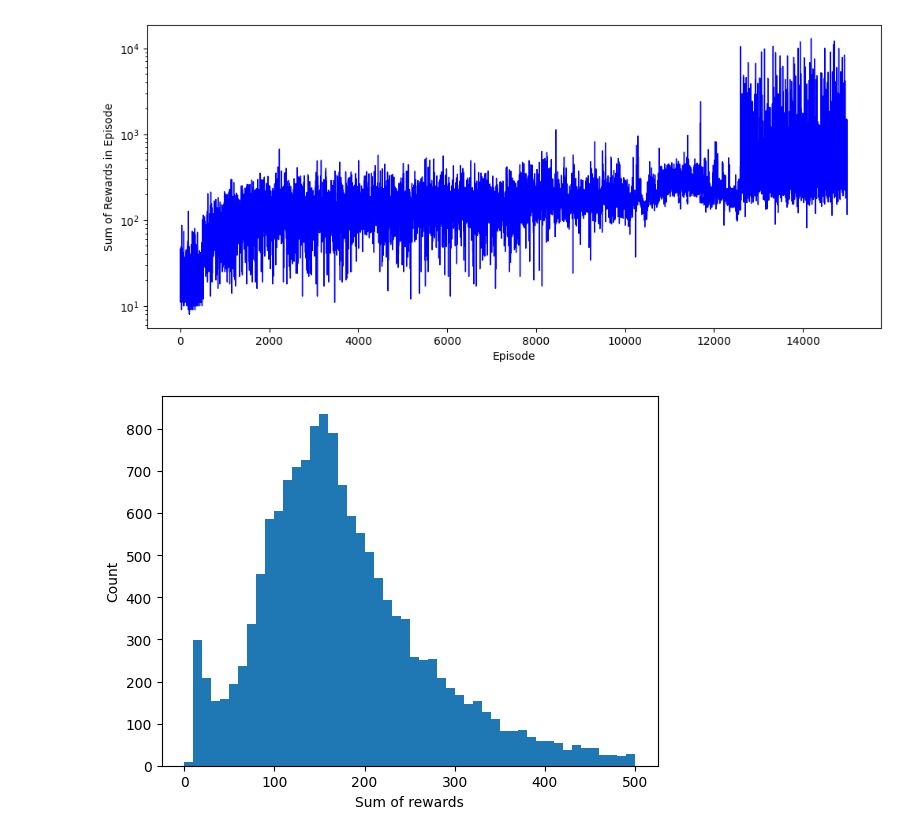
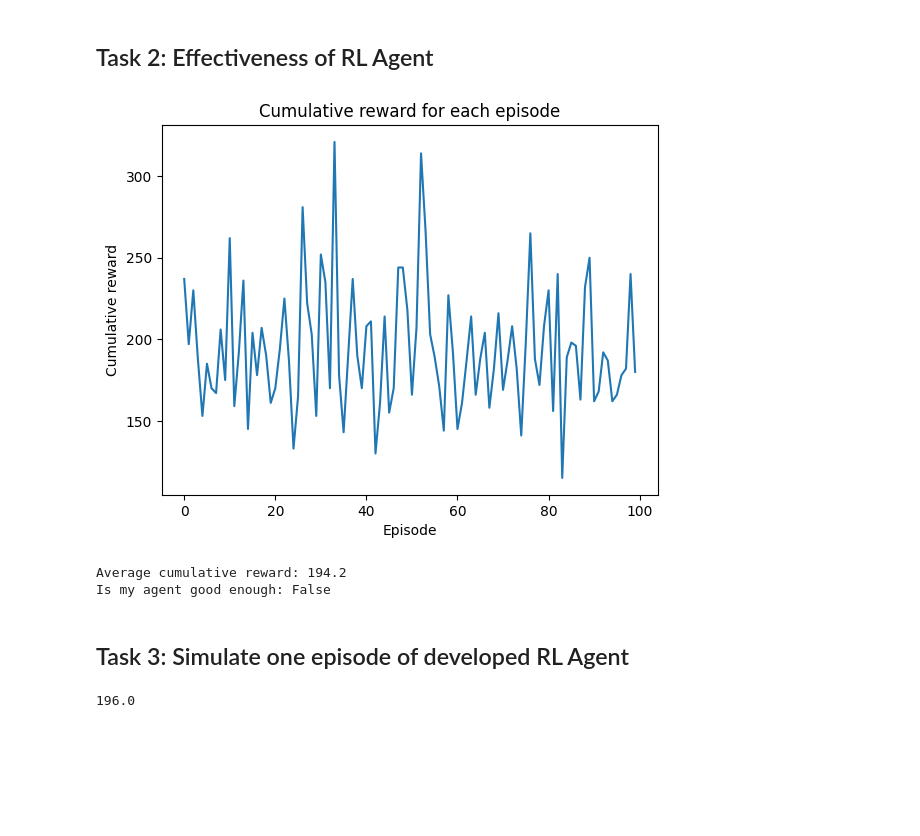
Before and after one commit to timothychangke/cart-pole, a Jupyter notebook: cartpole-q-learning.ipynb, the cells around one changed output. Cells and saved outputs as stored; diff of their text form; code cells hidden in the pictures; blank space fills up the shorter version.

```diff
--- a/cartpole-q-learning.ipynb
+++ b/cartpole-q-learning.ipynb
@@ -282,5 +252,0 @@ action = calculate_action(1000, number_of_actions, epsilon, q_matrix, current_st
-# %%
-number_of_episodes = 15000
-gamma = 1
-alpha = 0.1
-all_episodes_reward, updated_q_matrix = simulate_episodes(number_of_episodes, env, epsilon, number_of_actions, q_matrix, gamma, alpha)
@@ -287,28 +276,53 @@ all_episodes_reward, updated_q_matrix = simulate_episodes(number_of_episodes, en
+# %% [markdown]
+## Task 2: Effectiveness of RL Agent
+# %%
+def calculate_greedy_action(q_matrix, current_state_index):
+    action = np.argmax(q_matrix[current_state_index])
+
+    return action
+# %%
+env = gym.make('CartPole-v1')
+
+number_of_episodes = 100
+cumulative_episodes_reward = []
+
+for episode_count in tqdm(range(number_of_episodes)):
+    current_state, _ = env.reset()
+    total_rewards = []
+    terminated = False
+    while not terminated:
+        current_state_index = calculate_state_index(current_state)
+        action = calculate_greedy_action(q_matrix, current_state_index)
+        next_state, reward, terminated, _, _ = env.step(action)
+        total_rewards.append(reward)
+        current_state = next_state
+
+    cumulative_episodes_reward.append(np.sum(total_rewards))
+
+env.close()
 # %%
-plt.figure(figsize=(12, 5))
+# plt.figure(figsize=(12, 5))
 # plot the figure and adjust the plot parameters
-plt.plot(all_episodes_reward, color='blue', linewidth=1)
+# plt.plot(all_episodes_reward, color='blue', linewidth=1)
+plt.plot(cumulative_episodes_reward)
+plt.title('Cumulative reward for each episode')
 plt.xlabel('Episode')
-plt.ylabel('Sum of Rewards in Episode')
-plt.yscale('log')
+plt.ylabel('Cumulative reward')
+# plt.yscale('log')
 # plt.savefig('convergence.png')
 plt.show()
 # %% [output]
-[figure, old version]
+[figure, new version]
-# %%
-plt.hist(all_episodes_reward, bins=50, range=(0,500))
-plt.xlabel('Sum of rewards')
-plt.ylabel('Count')
-plt.show()
-# %% [output]
-[figure, removed]
+# %%
+average_episodes_reward = np.mean(cumulative_episodes_reward)
+print(f'Average cumulative reward: {average_episodes_reward}')
+print(f"Is my agent good enough: {average_episodes_reward > 195}")
+# %% [output]
+Average cumulative reward: 194.2
+Is my agent good enough: False
+# %% [markdown]
+## Task 3: Simulate one episode of developed RL Agent
 # %%
-def calculate_greedy_action(q_matrix, current_state_index):
-    action = np.random.choice(np.where(q_matrix[current_state_index]
-                                       == np.max(q_matrix[current_state_index]))[0])
-
-    return action
-
 def simulate_learned_strategy(q_matrix):
     env = gym.make('CartPole-v1', render_mode='human')
     current_state, _ = env.reset()
@@ -328,5 +342,7 @@ def simulate_learned_strategy(q_matrix):
 
     return total_rewards
 
-total_rewards = simulate_learned_strategy(updated_q_matrix)
+total_rewards = simulate_learned_strategy(q_matrix)
 print(np.sum(total_rewards))
+# %% [output]
+196.0
```
Also changed, not shown: parts of 29 cells of this notebook.
